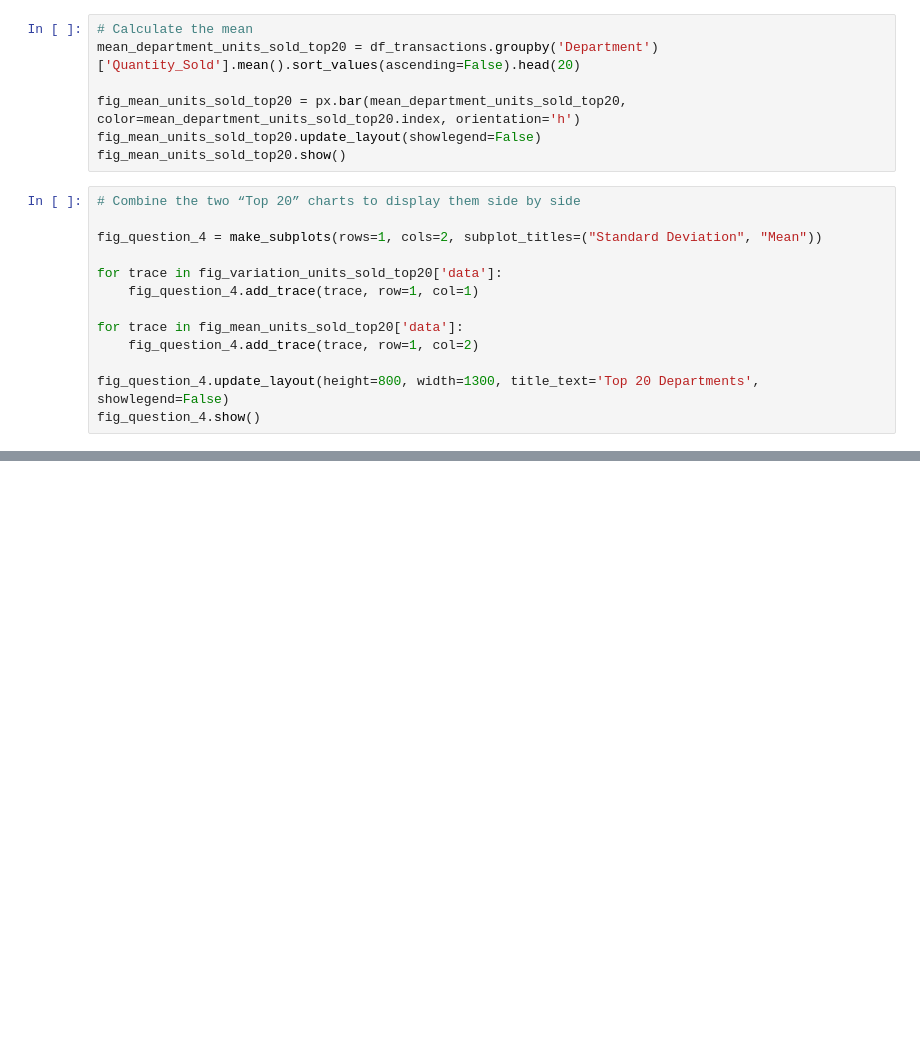
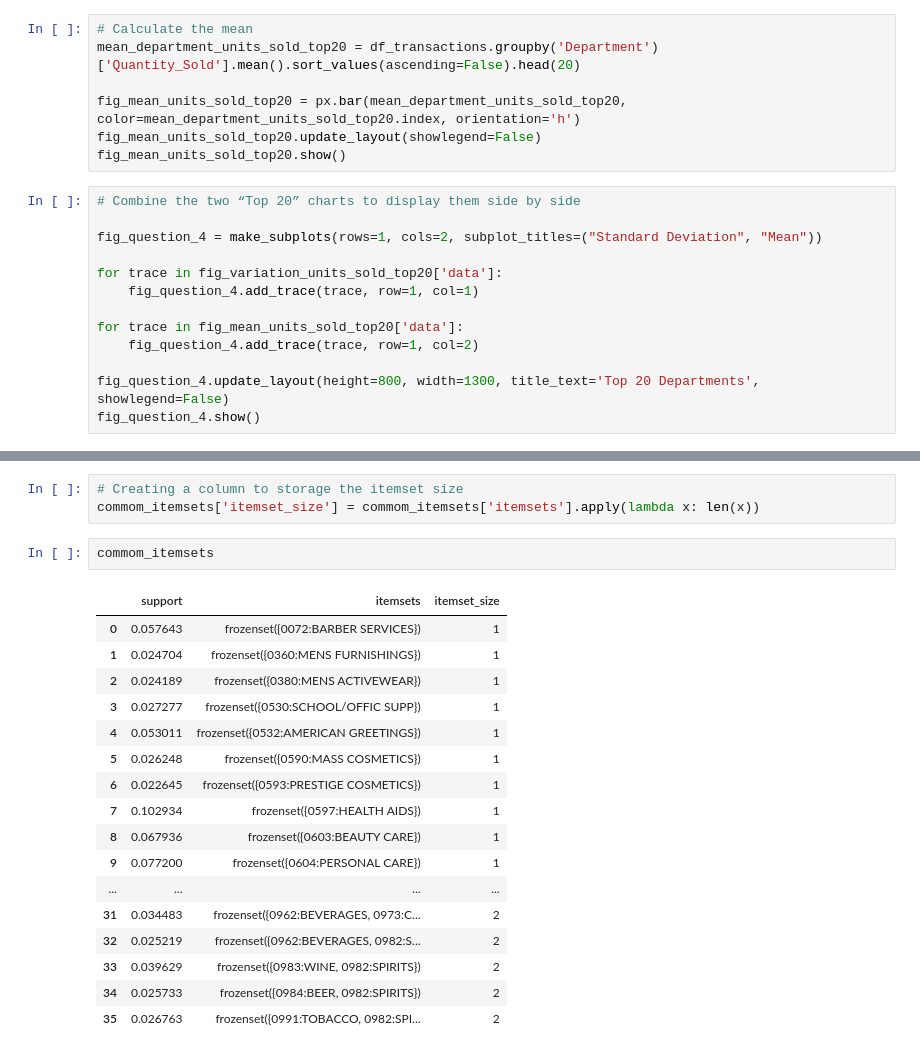
Before and after one commit to Reifhel/ml_models_practice, a Jupyter notebook: 11. Apriori/Market Basket Analysis/market_basket_analysis.ipynb, the cells around one changed output, grey strips where cells are left out. Drawn from its saved outputs; the diff is of its cells as text; blank space fills up the shorter version.

```diff
--- a/11. Apriori/Market Basket Analysis/market_basket_analysis.ipynb
+++ b/11. Apriori/Market Basket Analysis/market_basket_analysis.ipynb
@@ -175,0 +271,23 @@ fig_question_4.show()
+# %%
+# Creating a column to storage the itemset size
+commom_itemsets['itemset_size'] = commom_itemsets['itemsets'].apply(lambda x: len(x))
+# %%
+commom_itemsets
+# %% [output]
+|  | support | itemsets | itemset_size |
+| 0 | 0.057643 | frozenset({0072:BARBER SERVICES}) | 1 |
+| 1 | 0.024704 | frozenset({0360:MENS FURNISHINGS}) | 1 |
+| 2 | 0.024189 | frozenset({0380:MENS ACTIVEWEAR}) | 1 |
+| 3 | 0.027277 | frozenset({0530:SCHOOL/OFFIC SUPP}) | 1 |
+| 4 | 0.053011 | frozenset({0532:AMERICAN GREETINGS}) | 1 |
+| 5 | 0.026248 | frozenset({0590:MASS COSMETICS}) | 1 |
+| 6 | 0.022645 | frozenset({0593:PRESTIGE COSMETICS}) | 1 |
+| 7 | 0.102934 | frozenset({0597:HEALTH AIDS}) | 1 |
+| 8 | 0.067936 | frozenset({0603:BEAUTY CARE}) | 1 |
+| 9 | 0.077200 | frozenset({0604:PERSONAL CARE}) | 1 |
+| ... | ... | ... | ... |
+| 31 | 0.034483 | frozenset({0962:BEVERAGES, 0973:C... | 2 |
+| 32 | 0.025219 | frozenset({0962:BEVERAGES, 0982:S... | 2 |
+| 33 | 0.039629 | frozenset({0983:WINE, 0982:SPIRITS}) | 2 |
+| 34 | 0.025733 | frozenset({0984:BEER, 0982:SPIRITS}) | 2 |
+| 35 | 0.026763 | frozenset({0991:TOBACCO, 0982:SPI... | 2 |
```
Also changed, not shown: parts of 18 cells of this notebook.
